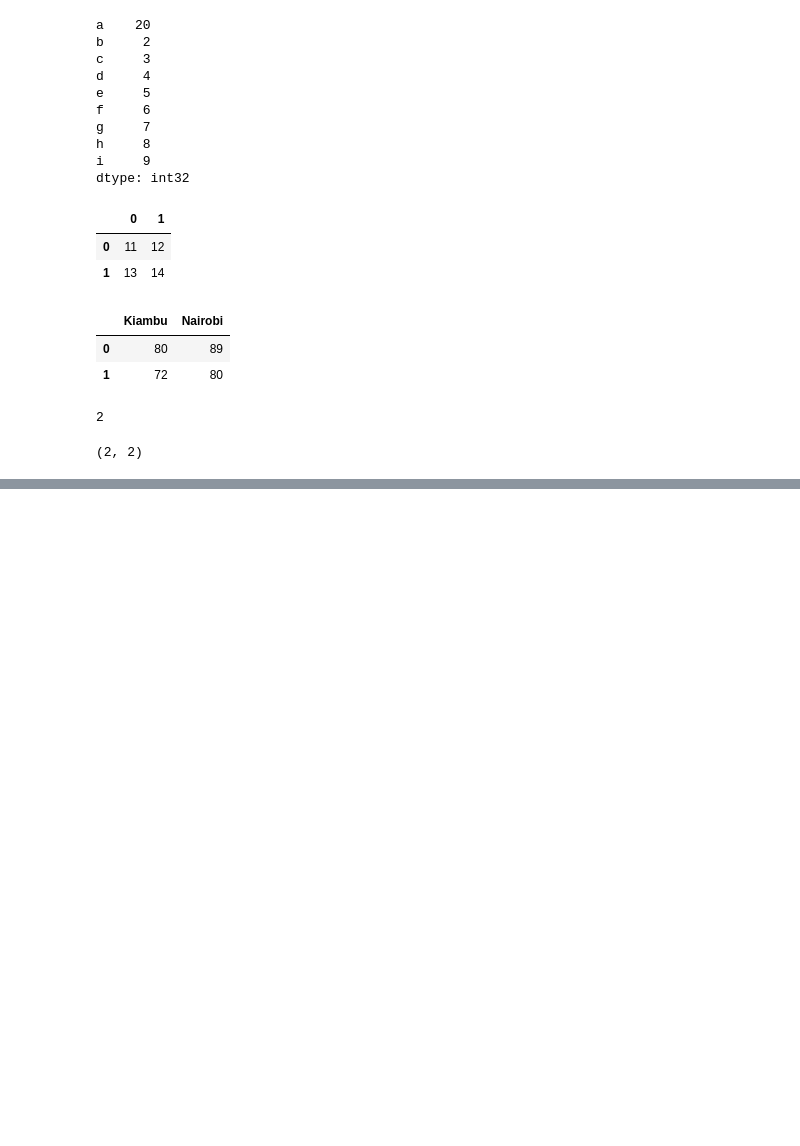
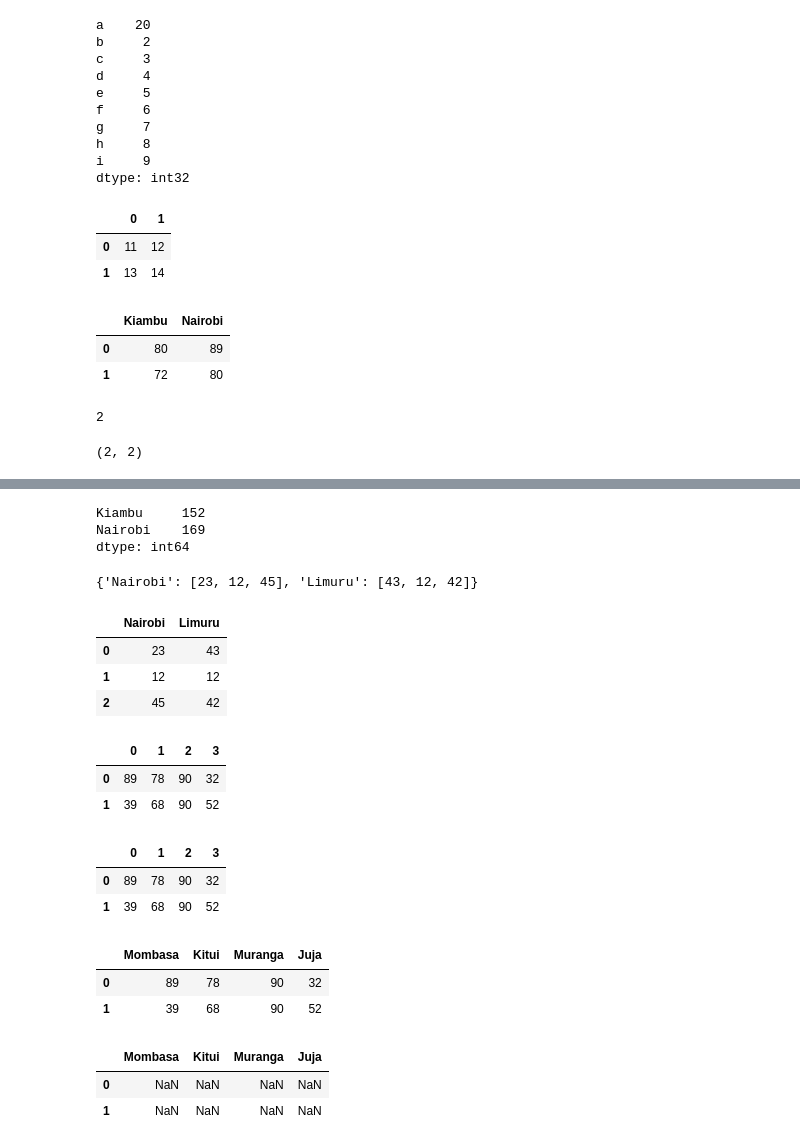
Before and after one commit to Sospeter-Wainaina/DataEngineering, a Jupyter notebook: Python/Pandas/Introduction to Pandas.ipynb, the cells around one changed output, grey strips where cells are left out. Drawn from its saved outputs; the diff is of its cells as text; code cells hidden in the pictures; blank space fills up the shorter version.

```diff
--- a/Python/Pandas/Introduction to Pandas.ipynb
+++ b/Python/Pandas/Introduction to Pandas.ipynb
@@ -519,0 +524,18 @@ df.mean()
+# %%
+df.sum()
+# %% [output]
+Kiambu     152
+Nairobi    169
+dtype: int64
+# %%
+# Creating a DataFrame from a python Dictionary
+temps_1 = [23,12,45]
+temps_2 = [43,12,42]
+towns = ["Nairobi","Limuru"]
+dic = {
+    towns[0] : temps_1,
+    towns[1] : temps_2
+}
+dic
+# %% [output]
+{'Nairobi': [23, 12, 45], 'Limuru': [43, 12, 42]}
@@ -519,0 +544,24 @@ df.mean()
+# %%
+df_2
+# %% [output]
+|  | Nairobi | Limuru |
+| 0 | 23 | 43 |
+| 1 | 12 | 12 |
+| 2 | 45 | 42 |
+# %%
+temps_at_time1 = pd.Series([89,78,90,32])
+temps_at_time2 = pd.Series([39,68,90,52])
+df = pd.DataFrame([temps_at_time1,temps_at_time2])
+# %%
+df
+# %% [output]
+|  | 0 | 1 | 2 | 3 |
+| 0 | 89 | 78 | 90 | 32 |
+| 1 | 39 | 68 | 90 | 52 |
+# %%
+df_3 = pd.DataFrame([temps_at_time1,temps_at_time2])
+df_3
+# %% [output]
+|  | 0 | 1 | 2 | 3 |
+| 0 | 89 | 78 | 90 | 32 |
+| 1 | 39 | 68 | 90 | 52 |
@@ -519,0 +570,6 @@ df.mean()
+# %%
+df
+# %% [output]
+|  | Mombasa | Kitui | Muranga | Juja |
+| 0 | 89 | 78 | 90 | 32 |
+| 1 | 39 | 68 | 90 | 52 |
@@ -519,0 +579,6 @@ df.mean()
+# %%
+df_4
+# %% [output]
+|  | Mombasa | Kitui | Muranga | Juja |
+| 0 | NaN | NaN | NaN | NaN |
+| 1 | NaN | NaN | NaN | NaN |
```
Also changed, not shown: parts of 4 cells of this notebook.
